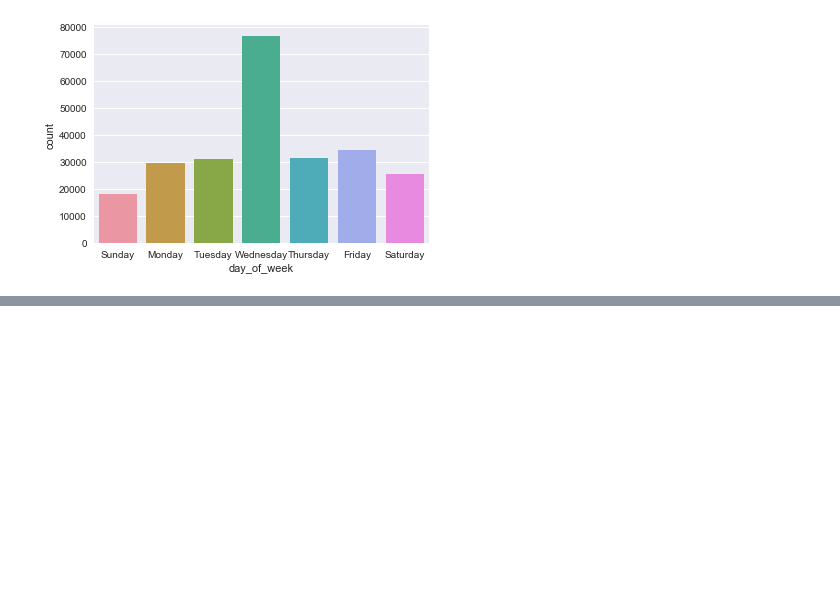
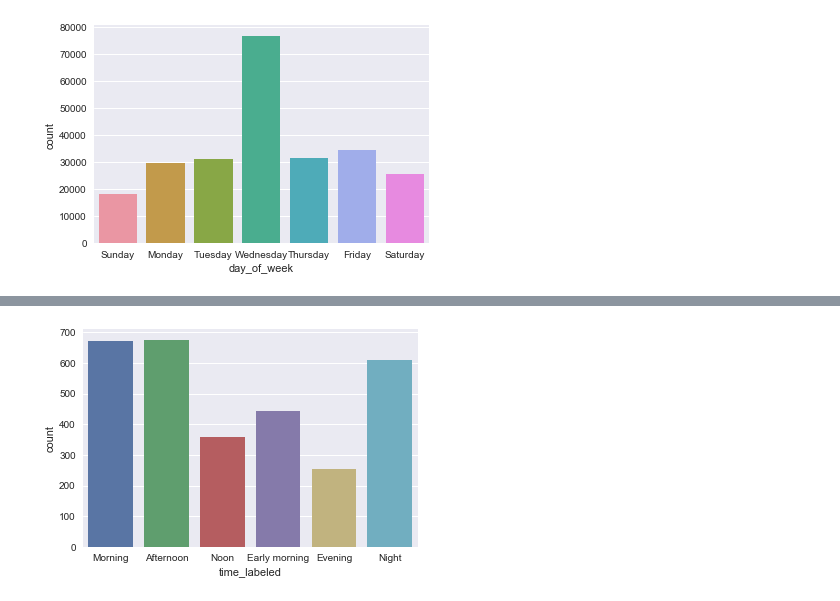
Before and after one commit to ace-racer/ContextualRecommender, a Jupyter notebook: hybird_recommender/Process raw stream views.ipynb, the cells around one changed output, grey strips where cells are left out. Cells and saved outputs as stored; diff of their text form; code cells hidden in the pictures; blank space fills up the shorter version.

```diff
--- a/hybird_recommender/Process raw stream views.ipynb
+++ b/hybird_recommender/Process raw stream views.ipynb
@@ -103,0 +122,4 @@ ax = sns.countplot(x="day_of_week", data=stream_views_df)
+# %%
+ax = sns.countplot(x="time_labeled", data=stream_views_df[stream_views_df["STREAMID"] == 579])
+# %% [output]
+[figure, added]
```
Also changed, not shown: parts of 15 cells of this notebook.
